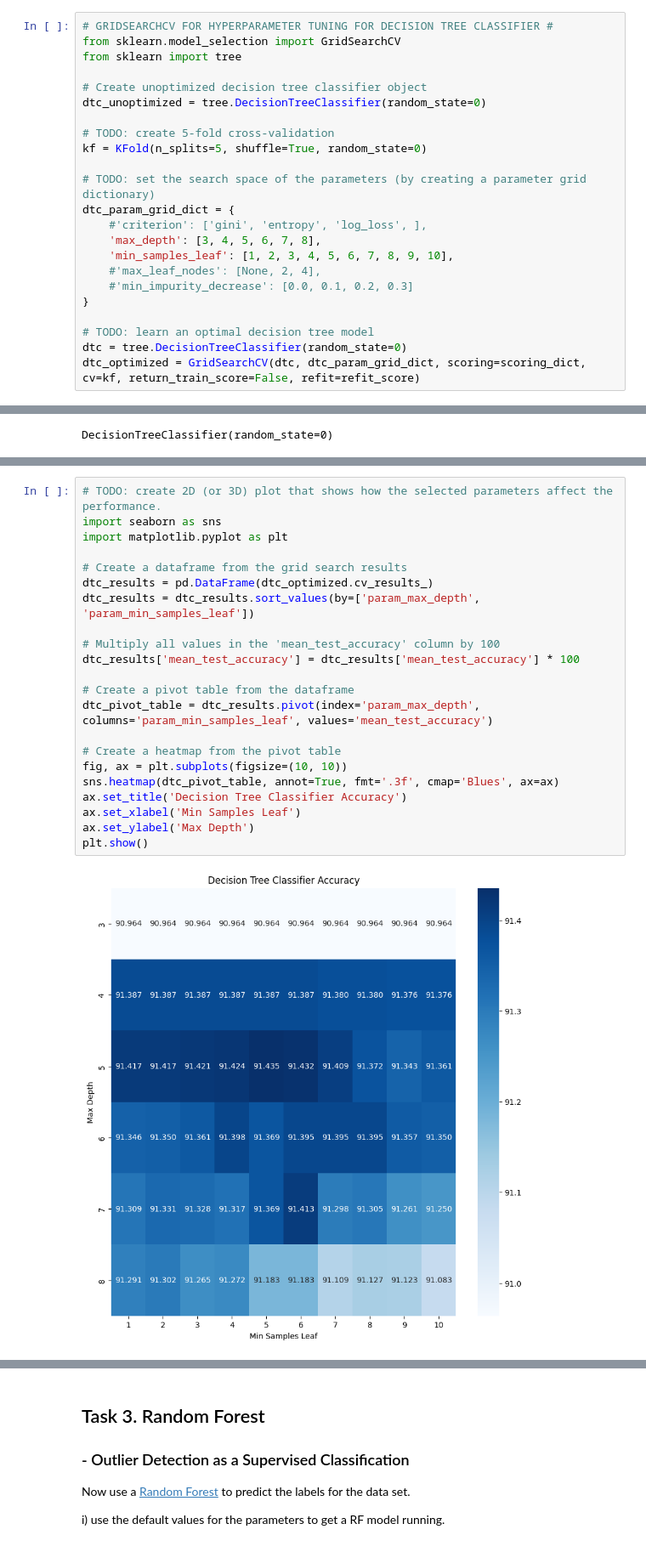
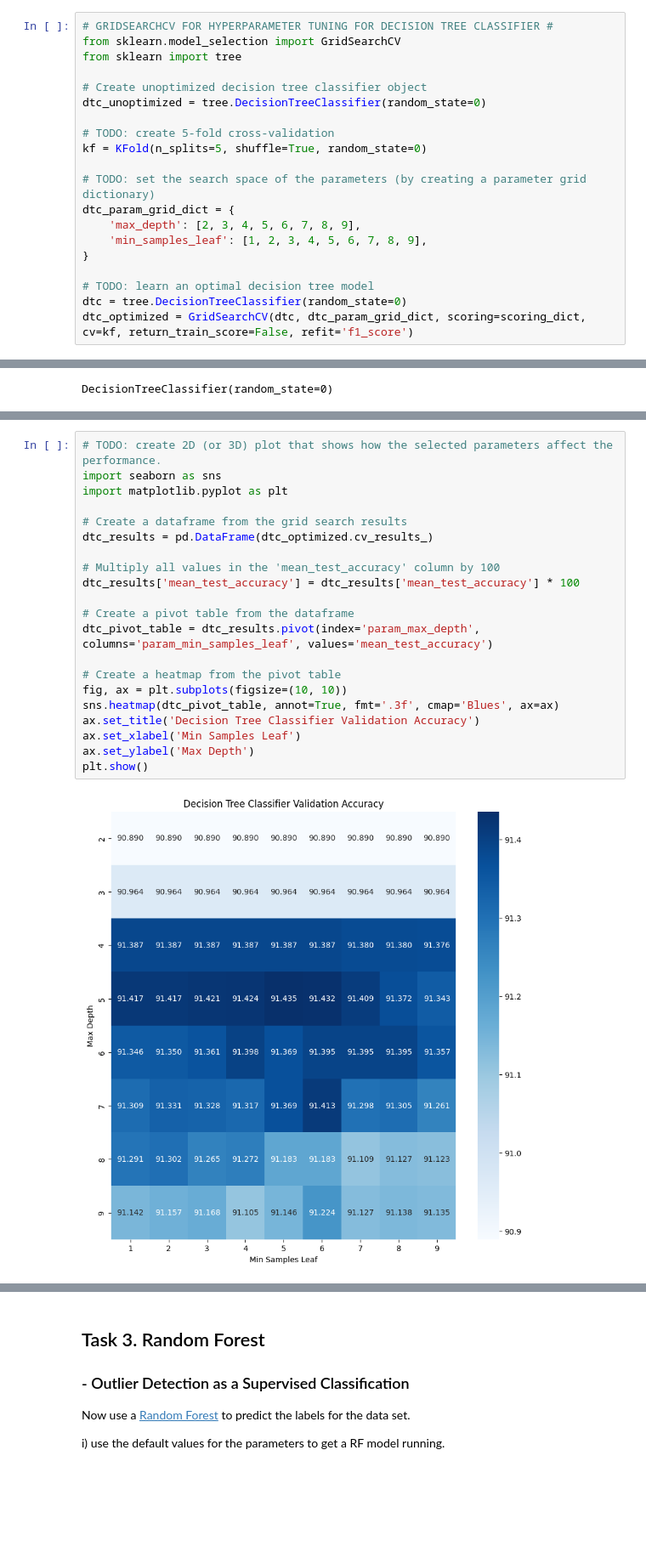
Before and after one commit to MacSuperior/APML, a Jupyter notebook: Jesse-Assignment-1.ipynb, the cells around one changed output, grey strips where cells are left out. Shown at 85% size. Drawn from its saved outputs; the diff is of its cells as text; blank space fills up the shorter version.

```diff
--- a/Jesse-Assignment-1.ipynb
+++ b/Jesse-Assignment-1.ipynb
@@ -449,16 +446,13 @@ kf = KFold(n_splits=5, shuffle=True, random_state=0)
 
 # TODO: set the search space of the parameters (by creating a parameter grid dictionary)
 dtc_param_grid_dict = {
-    #'criterion': ['gini', 'entropy', 'log_loss', ],
-    'max_depth': [3, 4, 5, 6, 7, 8],
-    'min_samples_leaf': [1, 2, 3, 4, 5, 6, 7, 8, 9, 10],
-    #'max_leaf_nodes': [None, 2, 4],
-    #'min_impurity_decrease': [0.0, 0.1, 0.2, 0.3]
+    'max_depth': [2, 3, 4, 5, 6, 7, 8, 9],
+    'min_samples_leaf': [1, 2, 3, 4, 5, 6, 7, 8, 9],
 }
 
 # TODO: learn an optimal decision tree model
 dtc = tree.DecisionTreeClassifier(random_state=0)
-dtc_optimized = GridSearchCV(dtc, dtc_param_grid_dict, scoring=scoring_dict, cv=kf, return_train_score=False, refit=refit_score)
+dtc_optimized = GridSearchCV(dtc, dtc_param_grid_dict, scoring=scoring_dict, cv=kf, return_train_score=False, refit='f1_score')
 # %%
 # Fit the unoptimized decision tree classifier
 dtc_unoptimized.fit(X_train, y_train)
@@ -480,24 +527,23 @@ GridSearchCV(cv=KFold(n_splits=5, random_state=0, shuffle=True),
 # %%
 # TODO: create 2D (or 3D) plot that shows how the selected parameters affect the performance.
 import seaborn as sns
 import matplotlib.pyplot as plt
 
 # Create a dataframe from the grid search results
 dtc_results = pd.DataFrame(dtc_optimized.cv_results_)
-dtc_results = dtc_results.sort_values(by=['param_max_depth', 'param_min_samples_leaf'])
 
 # Multiply all values in the 'mean_test_accuracy' column by 100
 dtc_results['mean_test_accuracy'] = dtc_results['mean_test_accuracy'] * 100
 
 # Create a pivot table from the dataframe
 dtc_pivot_table = dtc_results.pivot(index='param_max_depth', columns='param_min_samples_leaf', values='mean_test_accuracy')
 
 # Create a heatmap from the pivot table
 fig, ax = plt.subplots(figsize=(10, 10))
 sns.heatmap(dtc_pivot_table, annot=True, fmt='.3f', cmap='Blues', ax=ax)
-ax.set_title('Decision Tree Classifier Accuracy')
+ax.set_title('Decision Tree Classifier Validation Accuracy')
 ax.set_xlabel('Min Samples Leaf')
 ax.set_ylabel('Max Depth')
 plt.show()
 # %% [output]
-[figure, old version]
+[figure, new version]
```
Also changed, not shown: parts of 20 cells of this notebook.
